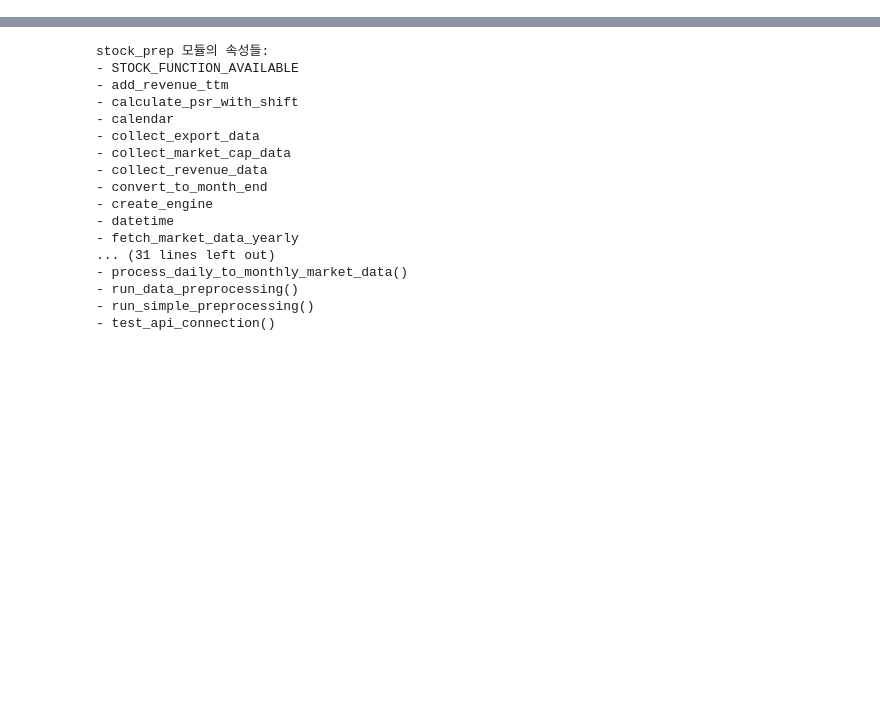
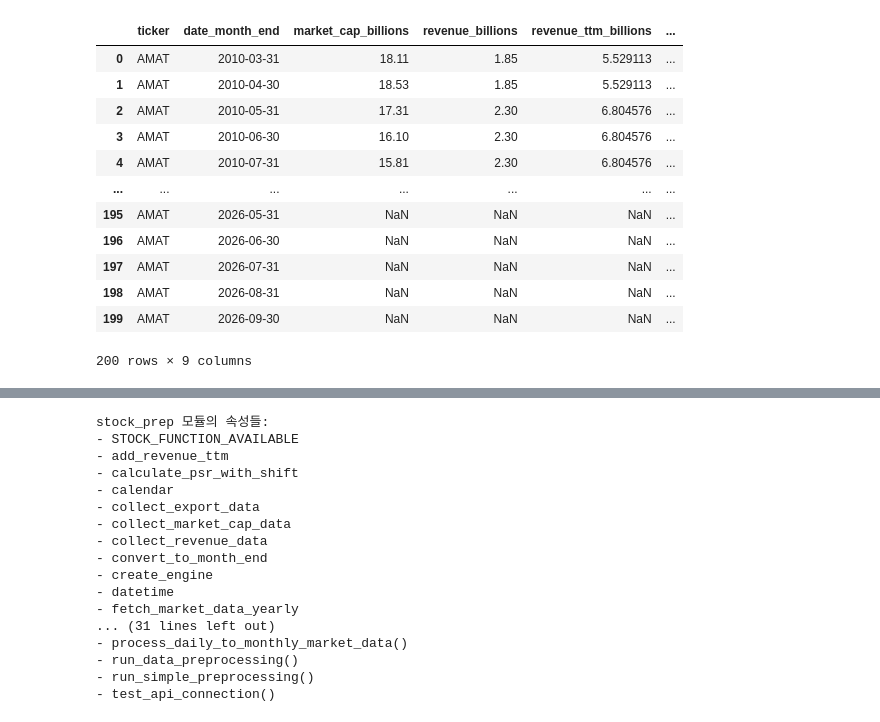
Before and after one commit to stox74/stock_forecast, a Jupyter notebook: US_Market/valuation/valuation_model_v5.ipynb, the cells around one changed output, grey strips where cells are left out. Drawn from its saved outputs; the diff is of its cells as text; code cells hidden in the pictures; blank space fills up the shorter version.

```diff
--- a/US_Market/valuation/valuation_model_v5.ipynb
+++ b/US_Market/valuation/valuation_model_v5.ipynb
@@ -193,0 +507,16 @@ KeyError: "[Timestamp('2010-05-31 00:00:00'), Timestamp('2010-06-30 00:00:00'),
+# %%
+final_combined_data
+# %% [output]
+|  | ticker | date_month_end | market_cap_billions | revenue_billions | revenue_ttm_billions | ... |
+| 0 | AMAT | 2010-03-31 | 18.11 | 1.85 | 5.529113 | ... |
+| 1 | AMAT | 2010-04-30 | 18.53 | 1.85 | 5.529113 | ... |
+| 2 | AMAT | 2010-05-31 | 17.31 | 2.30 | 6.804576 | ... |
+| 3 | AMAT | 2010-06-30 | 16.10 | 2.30 | 6.804576 | ... |
+| 4 | AMAT | 2010-07-31 | 15.81 | 2.30 | 6.804576 | ... |
+| ... | ... | ... | ... | ... | ... | ... |
+| 195 | AMAT | 2026-05-31 | NaN | NaN | NaN | ... |
+| 196 | AMAT | 2026-06-30 | NaN | NaN | NaN | ... |
+| 197 | AMAT | 2026-07-31 | NaN | NaN | NaN | ... |
+| 198 | AMAT | 2026-08-31 | NaN | NaN | NaN | ... |
+| 199 | AMAT | 2026-09-30 | NaN | NaN | NaN | ... |
+200 rows × 9 columns
```
Also changed, not shown: parts of 10 cells of this notebook, 2 other files.
